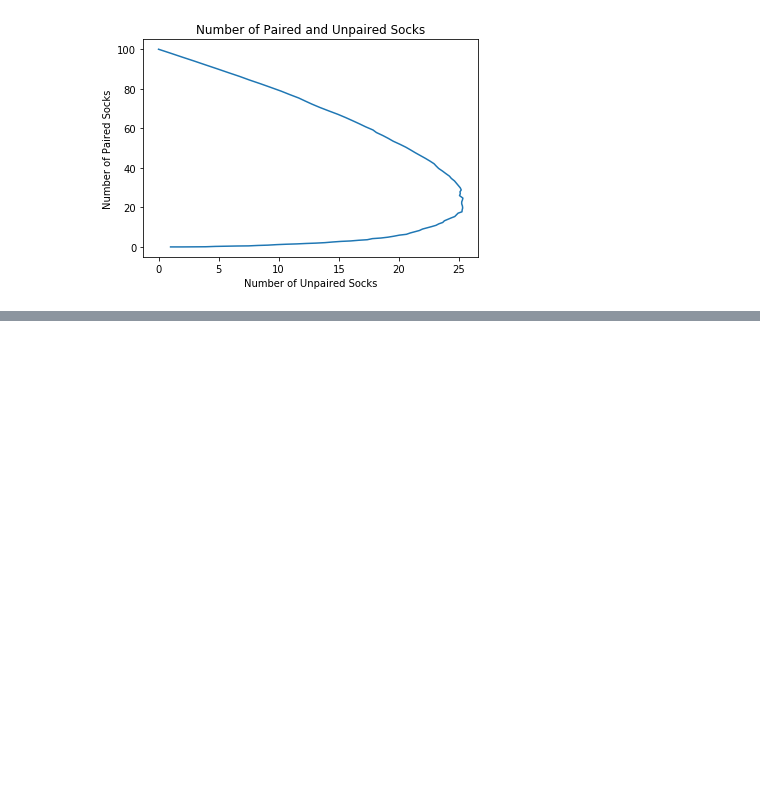
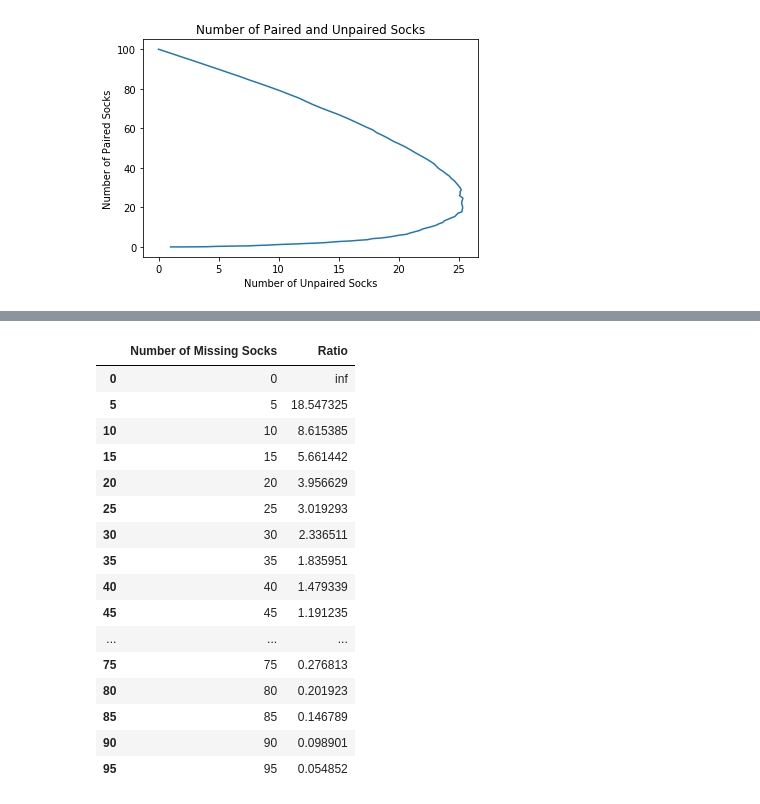
Before and after one commit to abigailhaddad/sock_fairy, a Jupyter notebook: Socks.ipynb, the cells around one changed output, grey strips where cells are left out. Cells and saved outputs as stored; diff of their text form; code cells hidden in the pictures; blank space fills up the shorter version.

```diff
--- a/Socks.ipynb
+++ b/Socks.ipynb
@@ -54,0 +66,20 @@ ax.plot(newDF['Number of Unpaired Socks'], newDF['Number of Paired Socks'])
+# %%
+newDF.loc[newDF['Number of Missing Socks']%5==0][['Number of Missing Socks', 'Ratio']]
+# %% [output]
+|  | Number of Missing Socks | Ratio |
+| 0 | 0 | inf |
+| 5 | 5 | 18.547325 |
+| 10 | 10 | 8.615385 |
+| 15 | 15 | 5.661442 |
+| 20 | 20 | 3.956629 |
+| 25 | 25 | 3.019293 |
+| 30 | 30 | 2.336511 |
+| 35 | 35 | 1.835951 |
+| 40 | 40 | 1.479339 |
+| 45 | 45 | 1.191235 |
+| ... | ... | ... |
+| 75 | 75 | 0.276813 |
+| 80 | 80 | 0.201923 |
+| 85 | 85 | 0.146789 |
+| 90 | 90 | 0.098901 |
+| 95 | 95 | 0.054852 |
```
Also changed, not shown: parts of 2 cells of this notebook.
